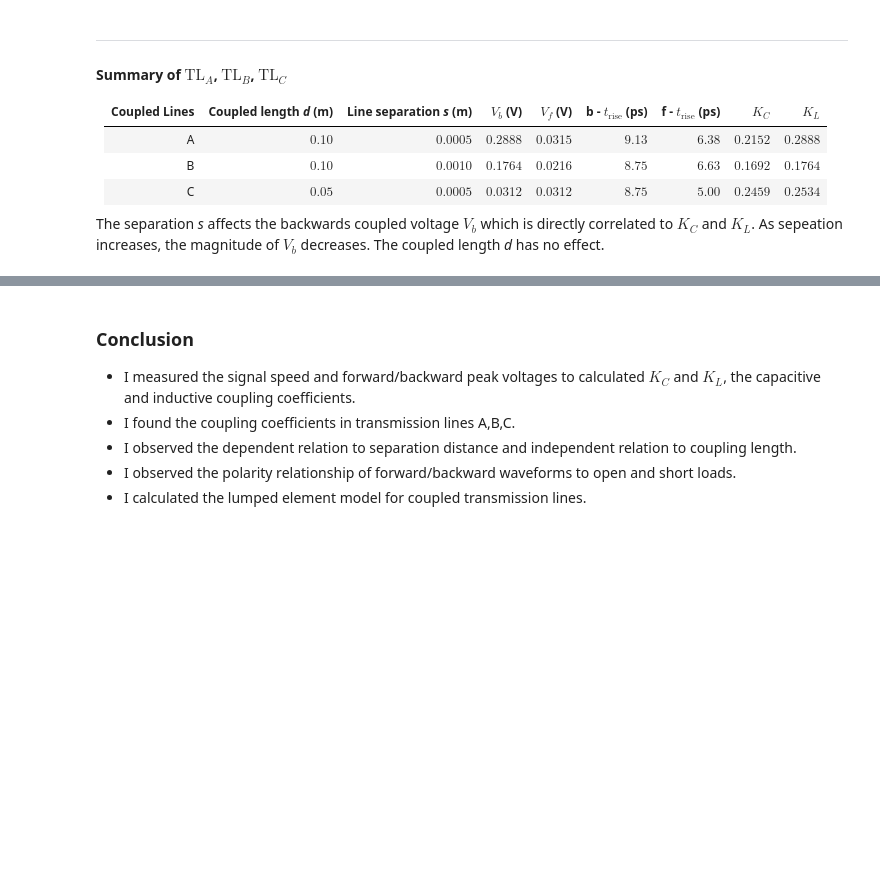
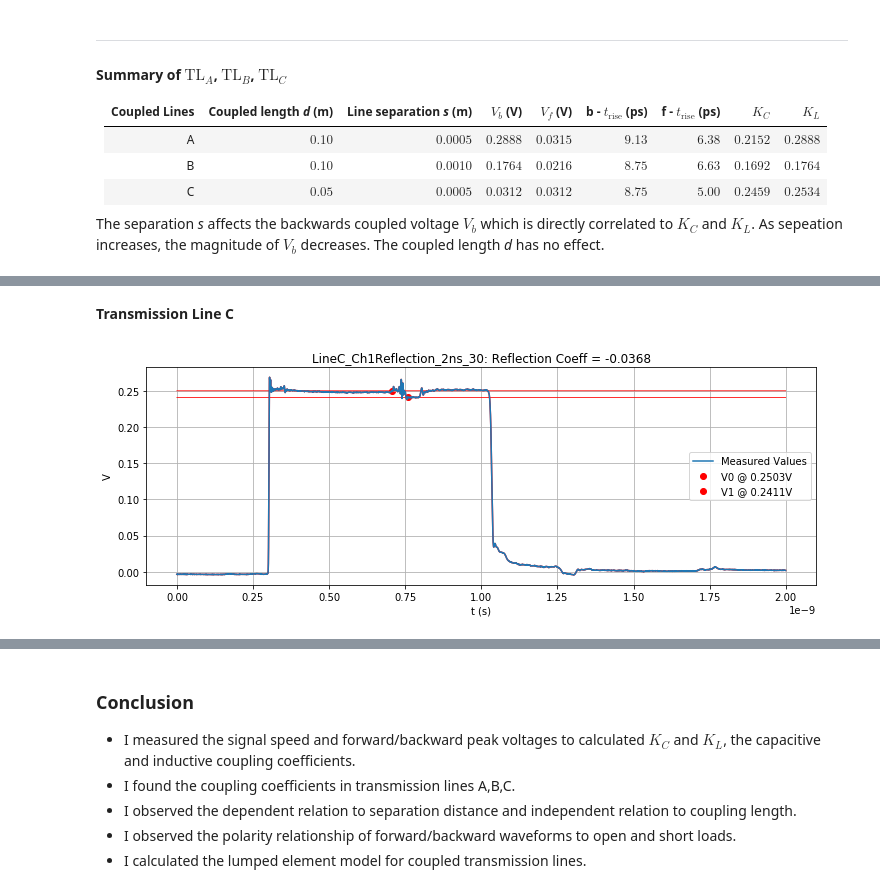
Before and after one commit to kegedy/UWEE572, a Jupyter notebook: labs/lab02/lab02.ipynb, the cells around one changed output, grey strips where cells are left out. Drawn from its saved outputs; the diff is of its cells as text; code cells hidden in the pictures; blank space fills up the shorter version.

```diff
--- a/labs/lab02/lab02.ipynb
+++ b/labs/lab02/lab02.ipynb
@@ -1495,0 +1636,57 @@ The observed signals for backward coupled noise don't arrive at the same time si
+# %% [markdown]
+**Transmission Line C**
+# %%
+# Reflection Coefficient: LineC_Ch1Reflection_2ns_30
+
+np_arr = LineC_Ch1Reflection_2ns_30
+total_time = 2*10**(-9)
+method=None
+mag=9
+unit='V'
+title='LineC_Ch1Reflection_2ns_30'
+
+# Figure
+fig,ax = plt.subplots(figsize=(12,4))
+L = len(np_arr)
+x,res = np.linspace(0,total_time,L,endpoint=False,retstep=True)
+Ures = res*10**mag
+
+# Find V0 and V1
+x0 = 1410
+x1 = 1520
+V0 = np_arr[x0][0]
+V1 = np_arr[x1][0]
+
+# Plot
+ax.plot(x,np_arr,  # must be plotted in this order for Matplotlib
+    color='red'
+)
+ax.scatter(x0*res,np_arr[x0],
+    color='red',
+    label=f'V0 @ {round(V0,4)}{unit}'
+)
+ax.scatter(x1*res,np_arr[x1],
+    color='red',
+    label=f'V1 @ {round(V1,4)}{unit}'
+)
+ax.plot(x,np.ones(L)*V0,
+    color='red',
+    linewidth=0.8
+)
+ax.plot(x,np.ones(L)*V1,
+    color='red',
+    linewidth=0.8
+)
+ax.plot(x,np_arr,
+    label='Measured Values'
+)
+
+# Labels
+ax.ticklabel_format(axis='x',style='sci', scilimits=(-mag,-mag))
+ax.set_title(f'{title}: Reflection Coeff = {round((V1-V0)/V0,4)}')
+ax.set_xlabel('t (s)')
+ax.set_ylabel('V')
+plt.grid(True)
+plt.legend();
+# %% [output]
+[figure, added]
```
Also changed, not shown: parts of 21 cells of this notebook.
